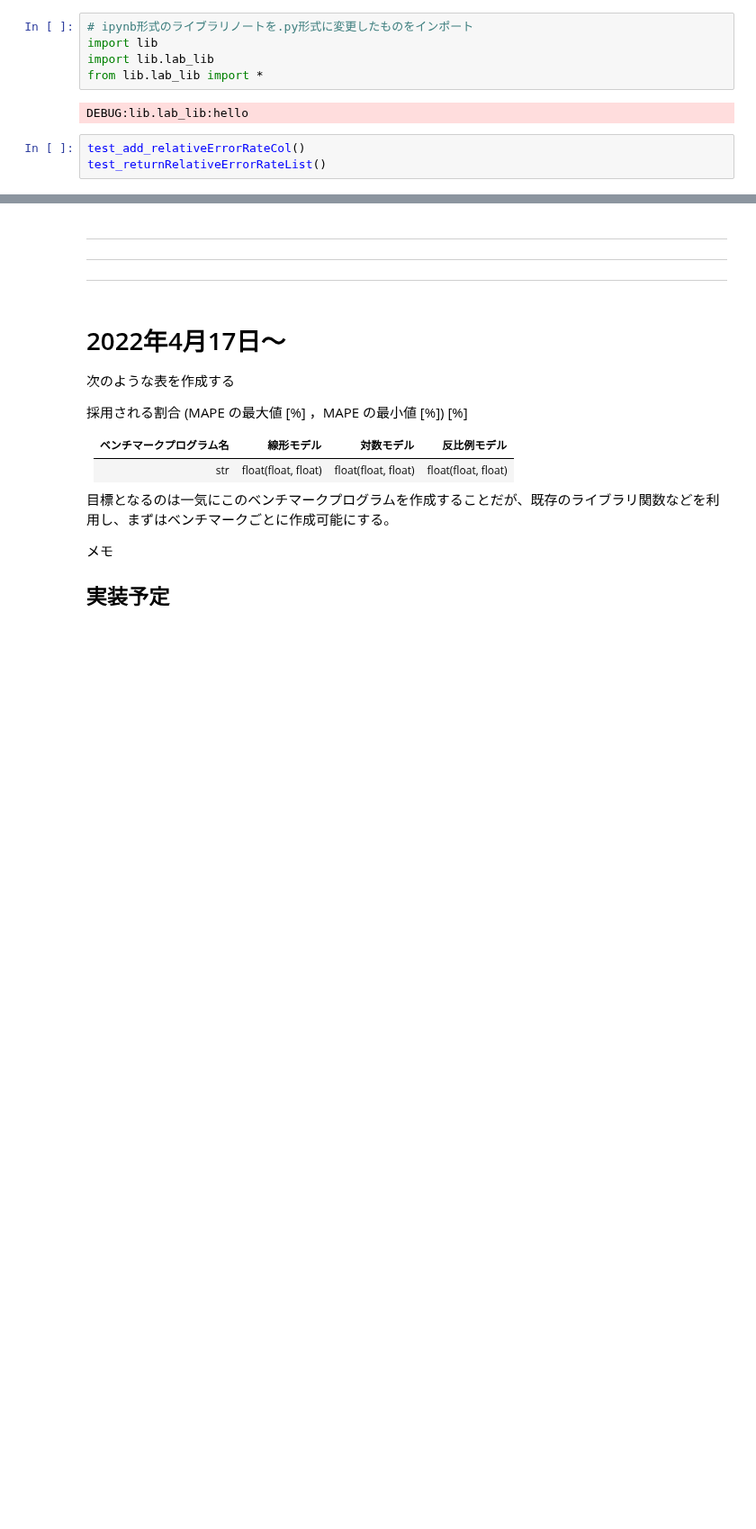
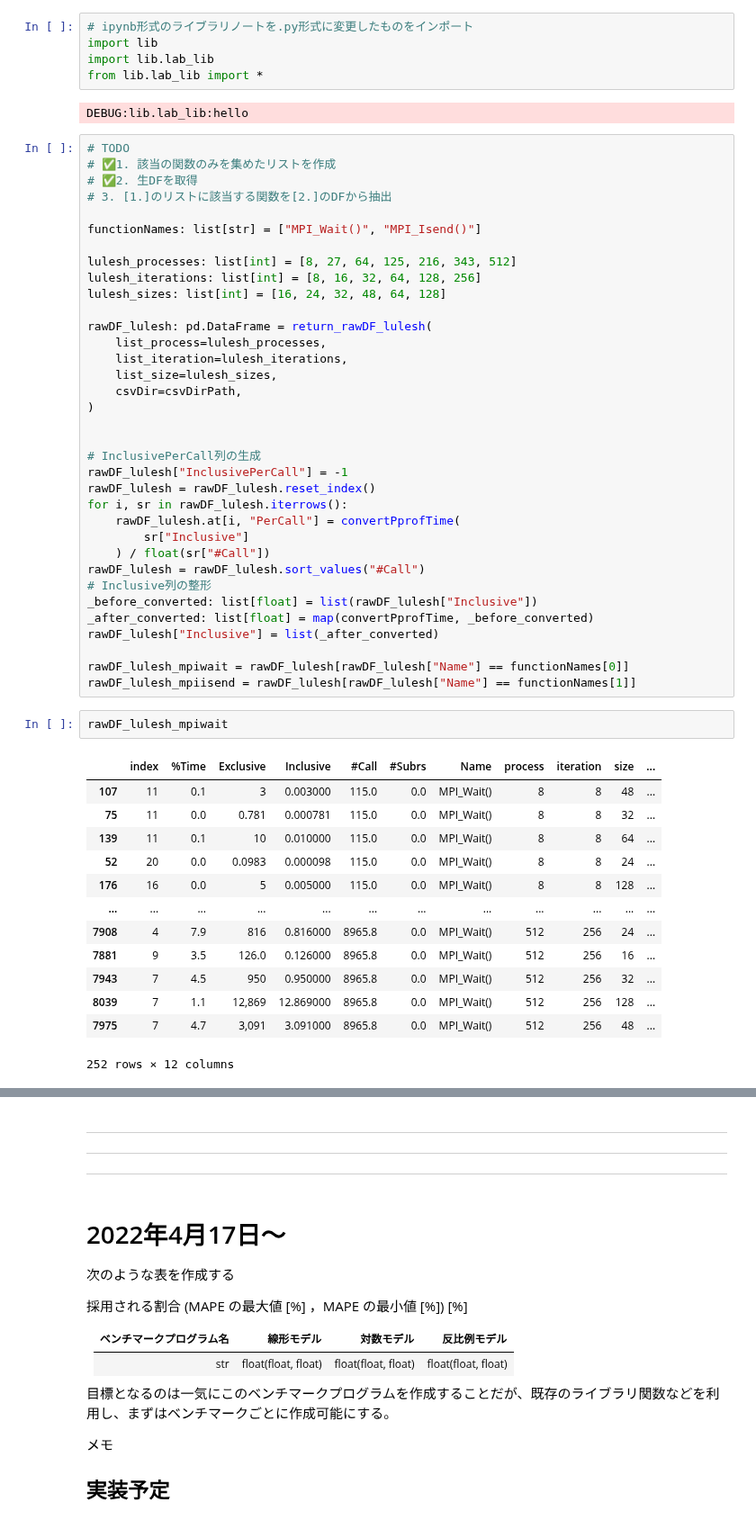
Before and after one commit to arima0714/Lab00, a Jupyter notebook: testing_pub.ipynb, the cells around one changed output, grey strips where cells are left out. Shown at 90% size. Drawn from its saved outputs; the diff is of its cells as text; blank space fills up the shorter version.

```diff
--- a/testing_pub.ipynb
+++ b/testing_pub.ipynb
@@ -25,6 +27,54 @@ import lib.lab_lib
 from lib.lab_lib import *
 # %% [output]
 DEBUG:lib.lab_lib:hello
-# %%
-test_add_relativeErrorRateCol()
-test_returnRelativeErrorRateList()
+# %%
+# TODO
+# ✅1. 該当の関数のみを集めたリストを作成
+# ✅2. 生DFを取得
+# 3. [1.]のリストに該当する関数を[2.]のDFから抽出
+
+functionNames: list[str] = ["MPI_Wait()", "MPI_Isend()"]
+
+lulesh_processes: list[int] = [8, 27, 64, 125, 216, 343, 512]
+lulesh_iterations: list[int] = [8, 16, 32, 64, 128, 256]
+lulesh_sizes: list[int] = [16, 24, 32, 48, 64, 128]
+
+rawDF_lulesh: pd.DataFrame = return_rawDF_lulesh(
+    list_process=lulesh_processes,
+    list_iteration=lulesh_iterations,
+    list_size=lulesh_sizes,
+    csvDir=csvDirPath,
+)
+
+
+# InclusivePerCall列の生成
+rawDF_lulesh["InclusivePerCall"] = -1
+rawDF_lulesh = rawDF_lulesh.reset_index()
+for i, sr in rawDF_lulesh.iterrows():
+    rawDF_lulesh.at[i, "PerCall"] = convertPprofTime(
+        sr["Inclusive"]
+    ) / float(sr["#Call"])
+rawDF_lulesh = rawDF_lulesh.sort_values("#Call")
+# Inclusive列の整形
+_before_converted: list[float] = list(rawDF_lulesh["Inclusive"])
+_after_converted: list[float] = map(convertPprofTime, _before_converted)
+rawDF_lulesh["Inclusive"] = list(_after_converted)
+
+rawDF_lulesh_mpiwait = rawDF_lulesh[rawDF_lulesh["Name"] == functionNames[0]]
+rawDF_lulesh_mpiisend = rawDF_lulesh[rawDF_lulesh["Name"] == functionNames[1]]
+# %%
+rawDF_lulesh_mpiwait
+# %% [output]
+|  | index | %Time | Exclusive | Inclusive | #Call | #Subrs | Name | process | iteration | size | ... |
+| 107 | 11 | 0.1 | 3 | 0.003000 | 115.0 | 0.0 | MPI_Wait() | 8 | 8 | 48 | ... |
+| 75 | 11 | 0.0 | 0.781 | 0.000781 | 115.0 | 0.0 | MPI_Wait() | 8 | 8 | 32 | ... |
+| 139 | 11 | 0.1 | 10 | 0.010000 | 115.0 | 0.0 | MPI_Wait() | 8 | 8 | 64 | ... |
+| 52 | 20 | 0.0 | 0.0983 | 0.000098 | 115.0 | 0.0 | MPI_Wait() | 8 | 8 | 24 | ... |
+| 176 | 16 | 0.0 | 5 | 0.005000 | 115.0 | 0.0 | MPI_Wait() | 8 | 8 | 128 | ... |
+| ... | ... | ... | ... | ... | ... | ... | ... | ... | ... | ... | ... |
+| 7908 | 4 | 7.9 | 816 | 0.816000 | 8965.8 | 0.0 | MPI_Wait() | 512 | 256 | 24 | ... |
+| 7881 | 9 | 3.5 | 126.0 | 0.126000 | 8965.8 | 0.0 | MPI_Wait() | 512 | 256 | 16 | ... |
+| 7943 | 7 | 4.5 | 950 | 0.950000 | 8965.8 | 0.0 | MPI_Wait() | 512 | 256 | 32 | ... |
+| 8039 | 7 | 1.1 | 12,869 | 12.869000 | 8965.8 | 0.0 | MPI_Wait() | 512 | 256 | 128 | ... |
+| 7975 | 7 | 4.7 | 3,091 | 3.091000 | 8965.8 | 0.0 | MPI_Wait() | 512 | 256 | 48 | ... |
+252 rows × 12 columns
```
Also changed, not shown: parts of 5 cells of this notebook, 1 other file.
